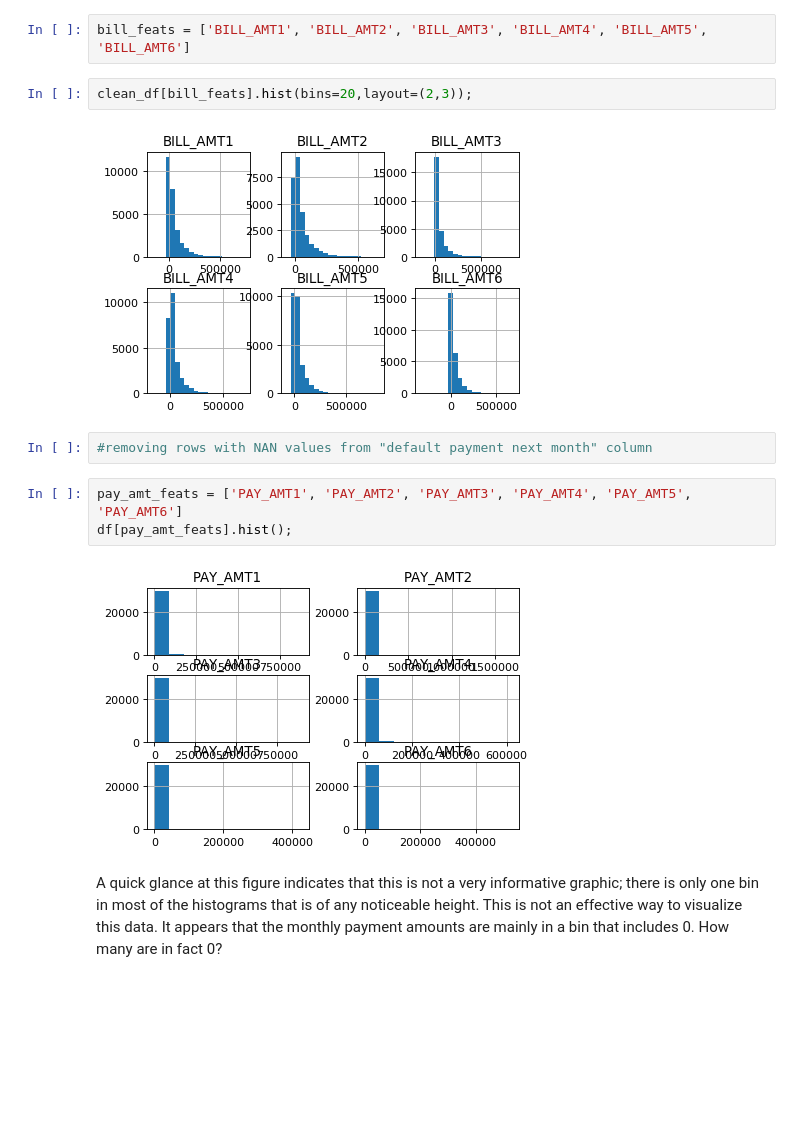
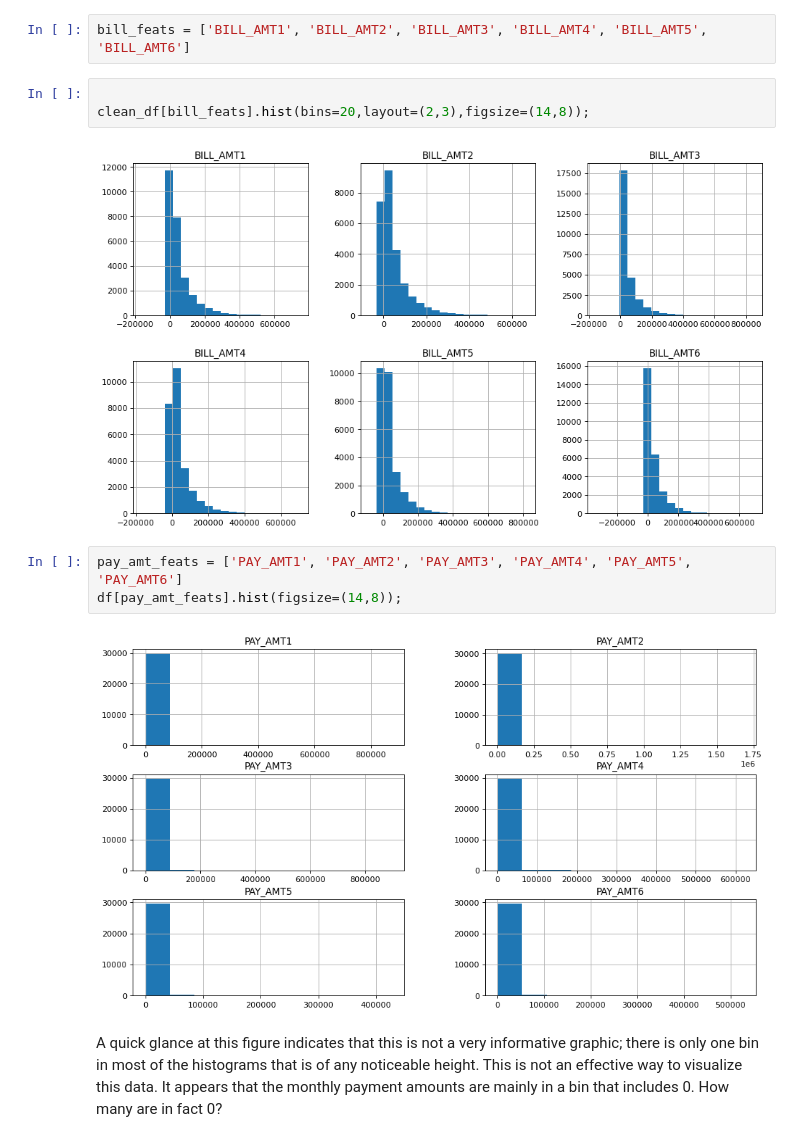
Before and after one commit to nehat280/Credit-Card-Default-Detection, a Jupyter notebook: default of credit card clients .ipynb, the cells around one changed output. Saved outputs shown, nothing was run; the diff lists cells and outputs as text; blank space fills up the shorter version.

```diff
--- a/default of credit card clients .ipynb
+++ b/default of credit card clients .ipynb
@@ -269,16 +379,15 @@ Text(0, 0.5, 'Number of accounts')
 # %%
 bill_feats = ['BILL_AMT1', 'BILL_AMT2', 'BILL_AMT3', 'BILL_AMT4', 'BILL_AMT5', 'BILL_AMT6']
 # %%
-clean_df[bill_feats].hist(bins=20,layout=(2,3));
+
+clean_df[bill_feats].hist(bins=20,layout=(2,3),figsize=(14,8));
 # %% [output]
-[figure, old version]
+[figure, new version]
-# %%
-#removing rows with NAN values from "default payment next month" column
 # %%
 pay_amt_feats = ['PAY_AMT1', 'PAY_AMT2', 'PAY_AMT3', 'PAY_AMT4', 'PAY_AMT5', 'PAY_AMT6']
-df[pay_amt_feats].hist();
+df[pay_amt_feats].hist(figsize=(14,8));
 # %% [output]
-[figure, old version]
+[figure, new version]
 # %% [markdown]
 A quick glance at this figure indicates that this is not a very informative graphic;
 there is only one bin in most of the histograms that is of any noticeable height.
```
Also changed, not shown: parts of 82 cells of this notebook.
